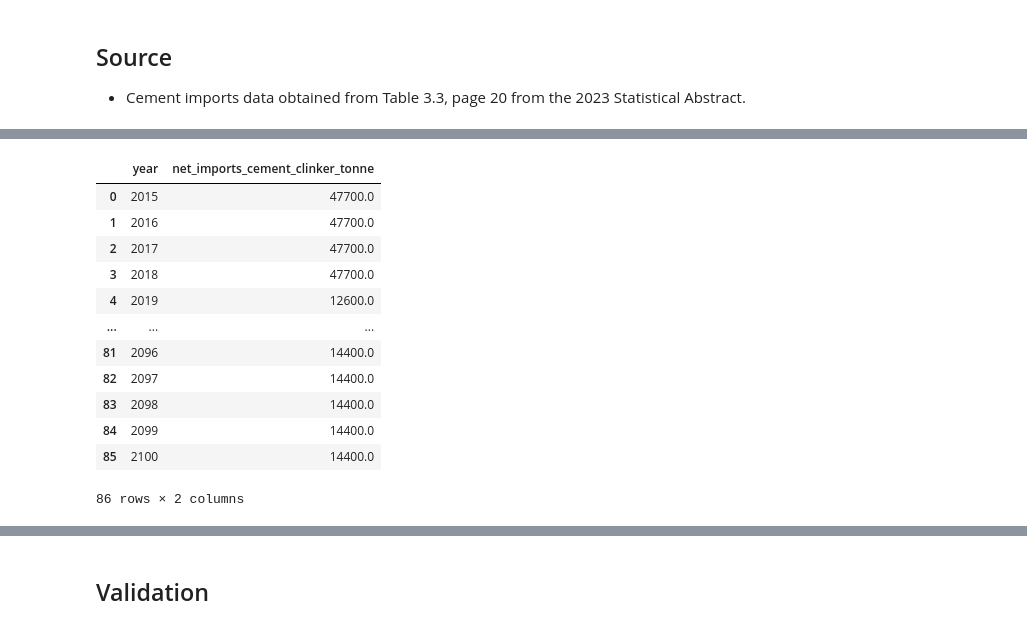
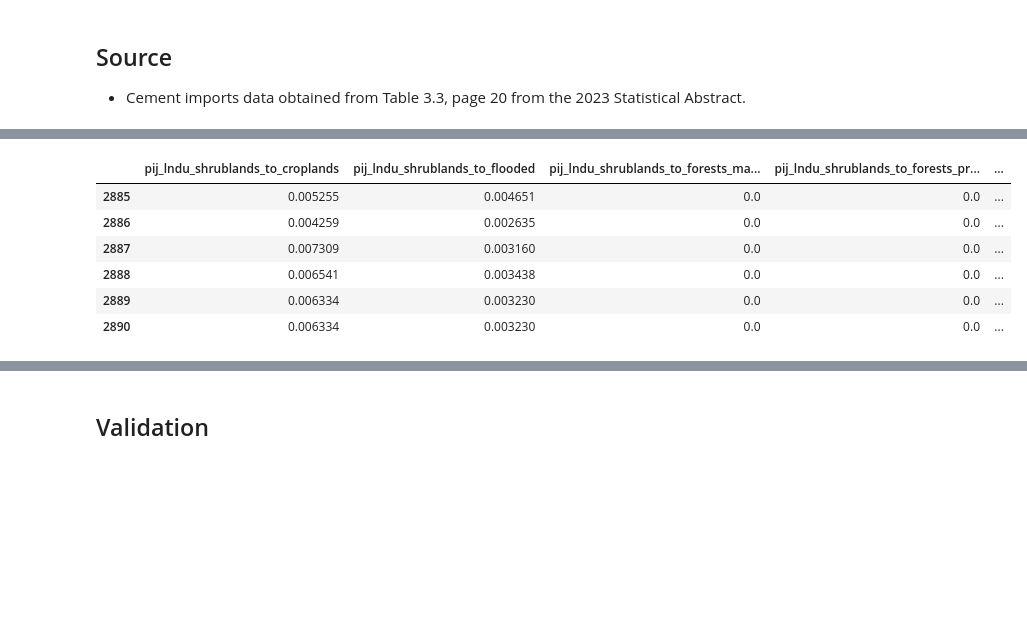
Before and after one commit to sisepuede-framework/ssp_uganda_data, a Jupyter notebook: data_processing/_DEPRECATED_CLINKER_IMPORTS.ipynb, the cells around one changed output, grey strips where cells are left out. Saved outputs shown, nothing was run; the diff lists cells and outputs as text; code cells hidden in the pictures; blank space fills up the shorter version.

```diff
--- a/data_processing/CLINKER_IMPORTS.ipynb
+++ b/data_processing/_DEPRECATED_CLINKER_IMPORTS.ipynb
@@ -9,3 +34,19 @@ from utils.utils import *
+# %%
+
+# get SISEPUEDE elements
+dict_ssp = cdn._setup_sisepuede_elements()
+examples = cdn._SISEPUEDE_EXAMPLES
+struct = cdn._SISEPUEDE_FILE_STRUCTURE
+
+# shortcuts
+matt = dict_ssp.get("model_attributes", )
+models = dict_ssp.get("models", )
+regions = dict_ssp.get("regions", )
+time_periods = dict_ssp.get("time_periods", )
+
+# setup region
+_REGION_NAME = "uganda"
+_REGION_ISO = regions.return_region_or_iso(_REGION_NAME, return_type = "iso")
 # %%
 %load_ext autoreload
 %autoreload 2
@@ -62,17 +84,21 @@ clinker_imports_df
-# %%
-clinker_imports_df = gu.extend_projection(clinker_imports_df, 2023, 2100)
-clinker_imports_df
-# %% [output]
-|  | year | net_imports_cement_clinker_tonne |
-| 0 | 2015 | 47700.0 |
-| 1 | 2016 | 47700.0 |
-| 2 | 2017 | 47700.0 |
-| 3 | 2018 | 47700.0 |
-| 4 | 2019 | 12600.0 |
-| ... | ... | ... |
-| 81 | 2096 | 14400.0 |
-| 82 | 2097 | 14400.0 |
-| 83 | 2098 | 14400.0 |
-| 84 | 2099 | 14400.0 |
-| 85 | 2100 | 14400.0 |
-86 rows × 2 columns
+# %%
+dir(construct)
+df = construct.read_from_output_database(
+    "Unadjusted Land Use Transition Probability",
+    "historical",
+)
+
+df[
+    df[regions.field_iso].isin(["UGA"])
+    & df["year"].isin(range(2015, 2021))
+][
+    [x for x in df.columns if "shrublands_to" in x]
+]
+# %% [output]
+|  | pij_lndu_shrublands_to_croplands | pij_lndu_shrublands_to_flooded | pij_lndu_shrublands_to_forests_ma... | pij_lndu_shrublands_to_forests_pr... | ... |
+| 2885 | 0.005255 | 0.004651 | 0.0 | 0.0 | ... |
+| 2886 | 0.004259 | 0.002635 | 0.0 | 0.0 | ... |
+| 2887 | 0.007309 | 0.003160 | 0.0 | 0.0 | ... |
+| 2888 | 0.006541 | 0.003438 | 0.0 | 0.0 | ... |
+| 2889 | 0.006334 | 0.003230 | 0.0 | 0.0 | ... |
+| 2890 | 0.006334 | 0.003230 | 0.0 | 0.0 | ... |
```
Also changed, not shown: parts of 9 cells of this notebook, 14 other files.
